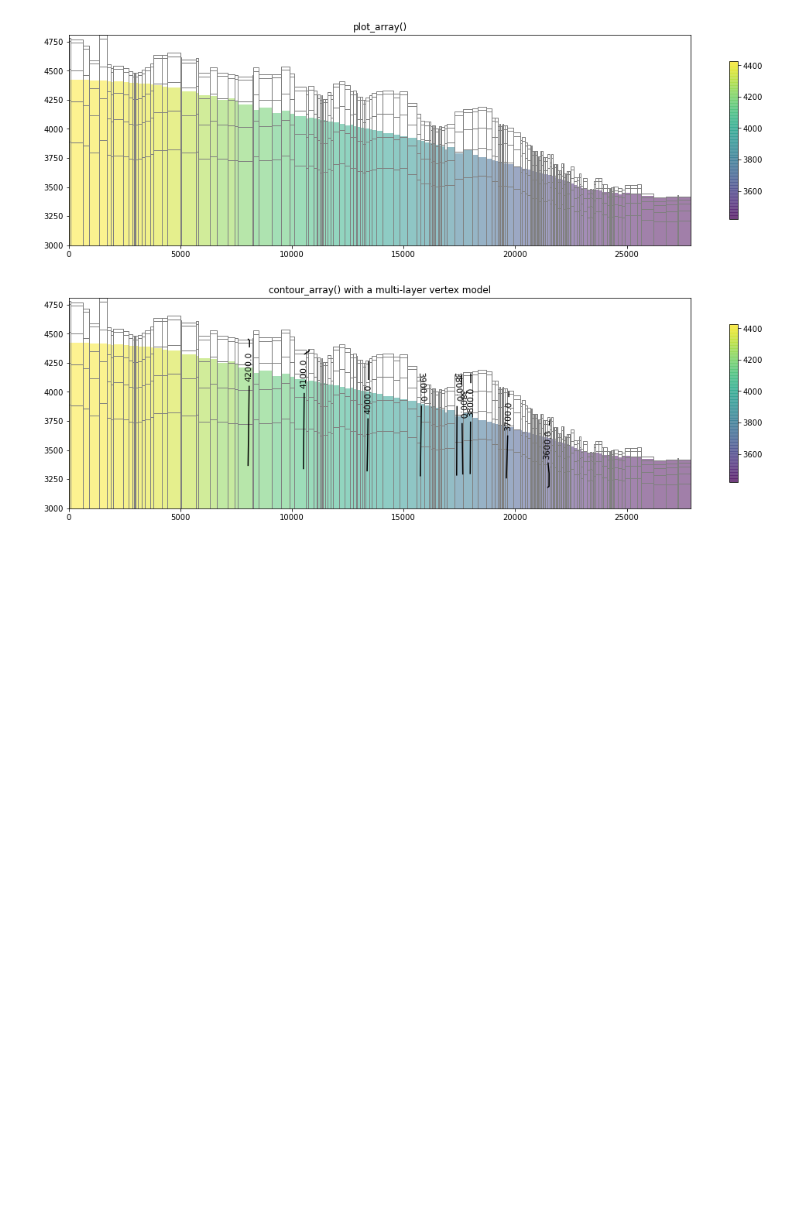
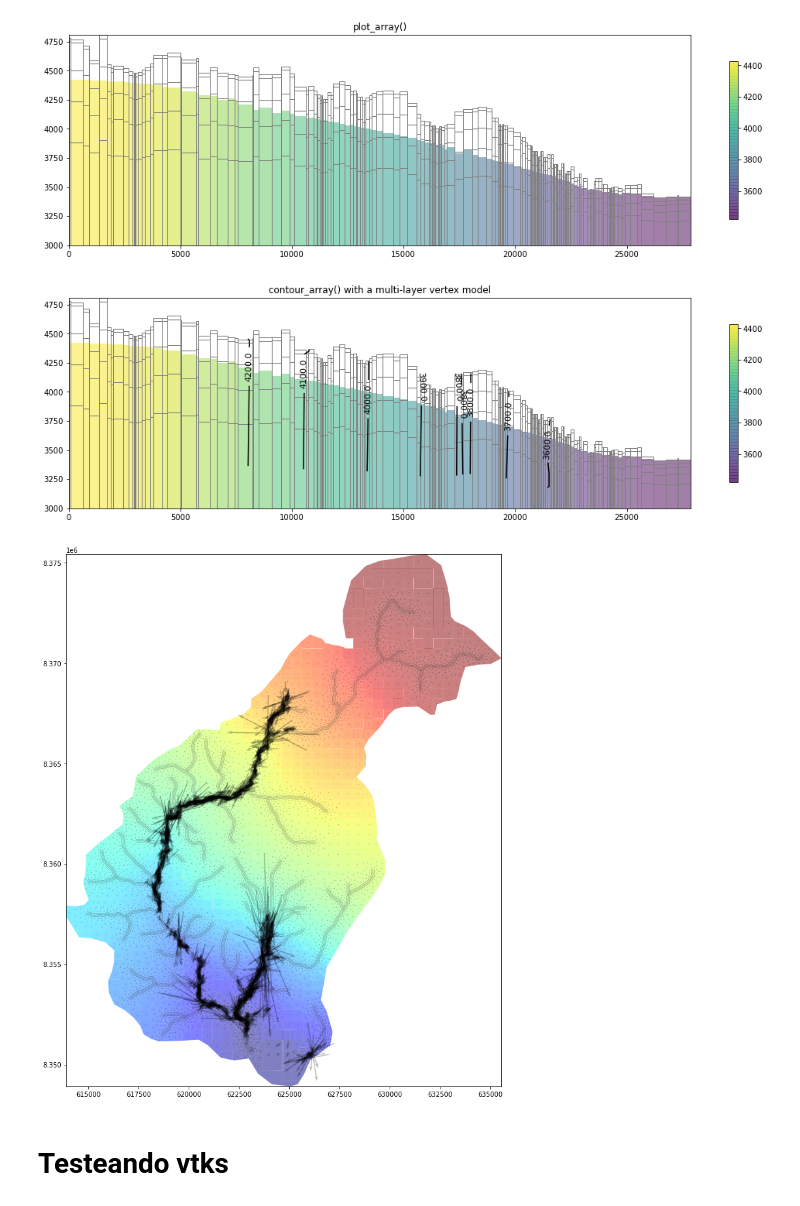
Before and after one commit to JoseZevallosR/dev_mode, a Jupyter notebook: notebooks/p3_modelConstruction.ipynb, the cells around one changed output. Cells and saved outputs as stored; diff of their text form; code cells hidden in the pictures; blank space fills up the shorter version.

```diff
--- a/notebooks/p3_modelConstruction.ipynb
+++ b/notebooks/p3_modelConstruction.ipynb
@@ -267,3 +267,22 @@ plt.clabel(contour_set, fmt="%.1f", colors="k", fontsize=11)
 cb = plt.colorbar(patch_collection, shrink=0.75)
 # %% [output]
 [figure]
+# %%
+hds = bf.HeadFile(model_ws+'/'+model_name + '.hds')
+head = hds.get_data(totim=1.0)
+head[head==1e+30]=np.nan
+cpth = os.path.join(model_ws, model_name+'.cbc')
+cobj = flopy.utils.CellBudgetFile(cpth, precision=hds.precision)
+spd = cobj.get_data(text='DATA-SPDIS')[0]
+# %%
+head = gwf.output.head().get_data()
+bdobj = gwf.output.budget()
+fig = plt.figure(figsize=(15, 15))
+ax = plt.subplot(1, 1, 1)
+pmv = flopy.plot.PlotMapView(gwf)
+pmv.plot_array(head, cmap="jet", alpha=0.5)
+pmv.plot_vector(spd["qx"], spd["qy"], alpha=0.25);
+# %% [output]
+[figure, added]
+# %% [markdown]
+# Testeando vtks
```
Also changed, not shown: parts of 8 cells of this notebook.
